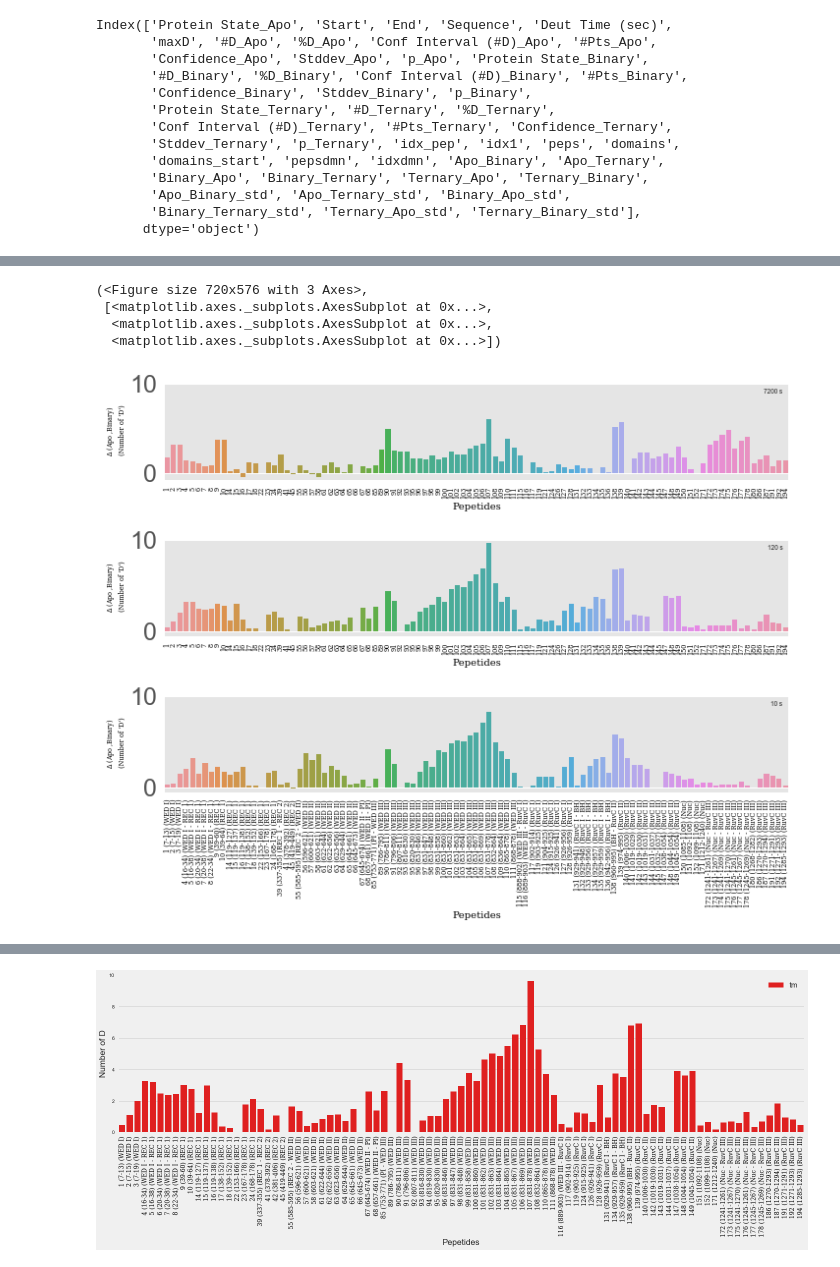
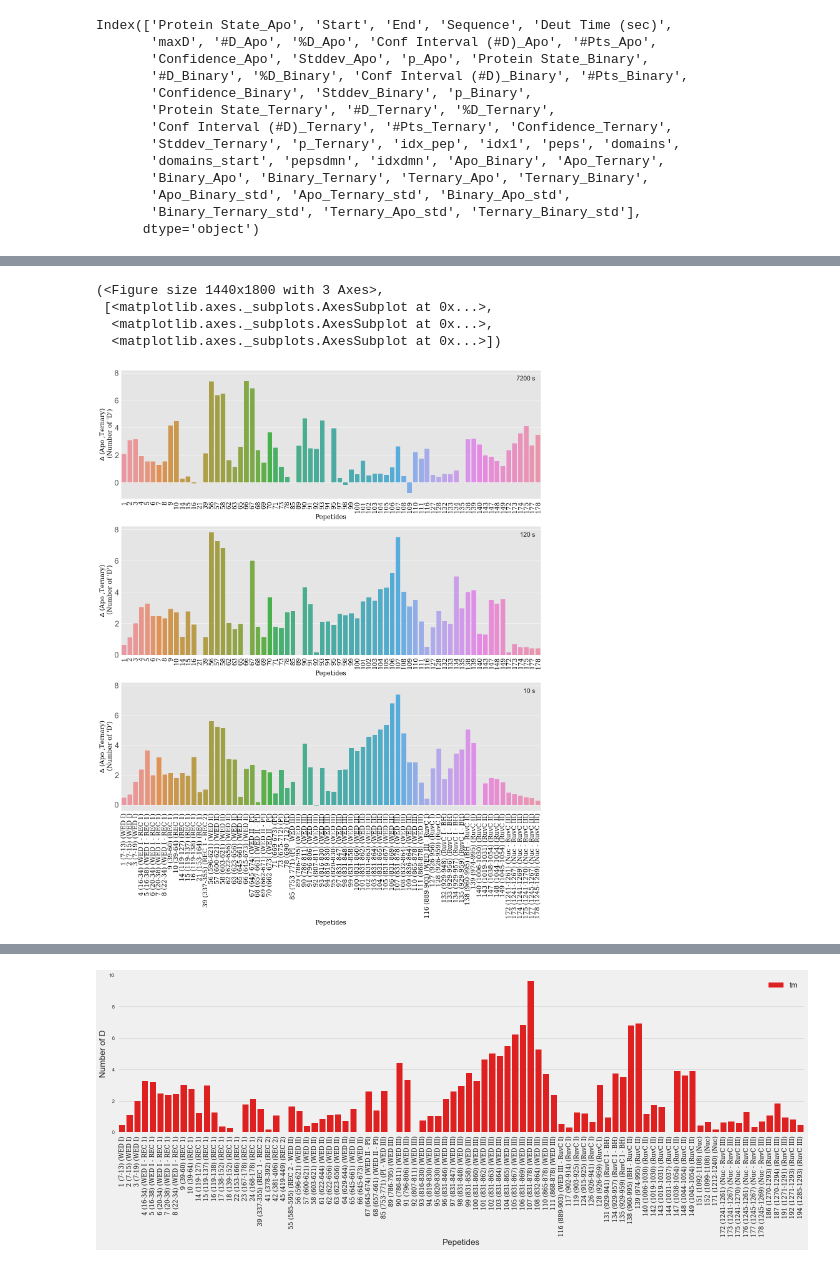
Before and after one commit to zahid1202/Mass-Spec-Data-Plotting, a Jupyter notebook: HDX_CRISPR_Cas12a_plot.ipynb, the cells around one changed output, grey strips where cells are left out. Drawn from its saved outputs; the diff is of its cells as text; code cells hidden in the pictures.

```diff
--- a/HDX_CRISPR_Cas12a_plot.ipynb
+++ b/HDX_CRISPR_Cas12a_plot.ipynb
@@ -787,7 +787,7 @@ class plots(pep_analyzer, HDX):
                 plt.show()
 
     def barplots(self, time_points = [120], pep_class = None, dstate=("Binary", "Ternary"),
-             domains = None, figsize =(25,20), plot_style = 'ggplot', pdf= False, tiff= False ):
+             domains = None, figsize =(25,20), plot_style = 'ggplot',name = None, pdf= False, tiff= False ):
 
         data = self.cal_diff()
         data = data.loc[pep_class]
@@ -809,7 +809,7 @@ class plots(pep_analyzer, HDX):
                         data =data[data['Deut Time (sec)'] == tm], label = str(tm) + " s")
 
             tick_lab=data[data['Deut Time (sec)'] == tm].idx_pep.tolist()
-            font_bar = {'family': 'serif','color':  'black', 'weight': 'normal','size': 0.65*figsize[0]}
+            font_bar = {'family': 'serif','color':  'black', 'weight': 'normal','size': figsize[0]}
 
             br.set_xticklabels(tick_lab, rotation=90, fontdict = font_bar, ha ="center")
             axes.append(fig.axes)
@@ -817,11 +817,11 @@ class plots(pep_analyzer, HDX):
 
         for i, ax in enumerate(axes):
             font_label = {'family': 'serif','color':  'black', 'weight': 'normal','size': figsize[0]}
-            ax.legend(ncol=2, loc="upper right", frameon=False,fontsize=0.65*figsize[0],
+            ax.legend(ncol=2, loc="upper right", frameon=False,fontsize=figsize[0],
                       handlelength=0, handletextpad=0, fancybox=True)
-            ax.set_xlabel("Pepetides", fontdict = font_label)
+            ax.set_xlabel("Pepetides", fontdict = font_bar)
             ylabel = "$\Delta$" " ("+  st1 + " ," + st2 + ")" "\n (Number of 'D')"
-            ax.set_ylabel(ylabel, fontdict = font_label)
+            ax.set_ylabel(ylabel, fontdict = font_bar)
             ax.set_ylim(top= max(ylim))
 
         tick_labels=data[data['Deut Time (sec)'] == tm].idxdmn.tolist()
@@ -831,7 +831,7 @@ class plots(pep_analyzer, HDX):
             tick_labels,rotation=90, fontdict = font_bar, ha ="center")
 
         #plt.rc('xtick',labelsize=8)
-        #plt.rc('ytick',labelsize=25)
+        #plt.rc('ytick',labelsize=figsize[0])
         #plt.rc('legend', fontsize=25)
 
         plt.tight_layout(h_pad =2)
@@ -844,9 +844,9 @@ class plots(pep_analyzer, HDX):
                 pass
             folder_name = os.path.join('HDX_Plots','Bar_Plots')
 
-            plt.savefig("barplot.pdf", dpi=500, bbox_extra_artists=axes, bbox_inches='tight')
+            plt.savefig(name + ".pdf", dpi=500, bbox_extra_artists=axes, bbox_inches='tight')
 
         if tiff:
-            plt.savefig("barplot.tif", dpi=500, bbox_extra_artists=axes, bbox_inches='tight')
+            plt.savefig(name + ".tif", dpi=500, bbox_extra_artists=axes, bbox_inches='tight')
 
         return plt.gcf(), axes
@@ -862,9 +856,12 @@ len(idx)
 # %%
-pl.barplots(time_points=[7200, 120, 10], pep_class=idx, dstate=('Apo', 'Binary'),
-            domains=None, figsize=(10, 8), plot_style='ggplot', pdf=False, tiff=False)
+pl = plots()
+pep, idx = pl.pep_diff_sig_class(dstate=("Apo", "Ternary"), st1_st2=True, er_da=2)
+len(idx)
+pl.barplots(time_points=[7200, 120, 10], pep_class=idx, dstate=("Apo", "Ternary"),
+            domains=None, figsize=(16,25), plot_style='ggplot', pdf=True, tiff=True,name = "ApoTernary")
 # %% [output]
-(<Figure size 720x576 with 3 Axes>,
+(<Figure size 1440x1800 with 3 Axes>,
  [<matplotlib.axes._subplots.AxesSubplot at 0x...>,
   <matplotlib.axes._subplots.AxesSubplot at 0x...>,
   <matplotlib.axes._subplots.AxesSubplot at 0x...>])
-[figure, old version]
+[figure, new version]
```
Also changed, not shown: parts of 9 cells of this notebook.
